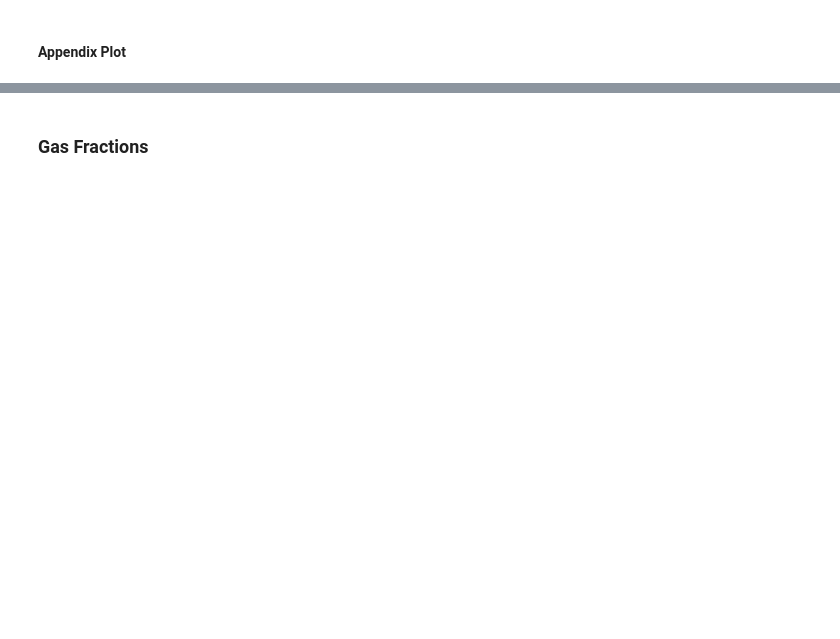
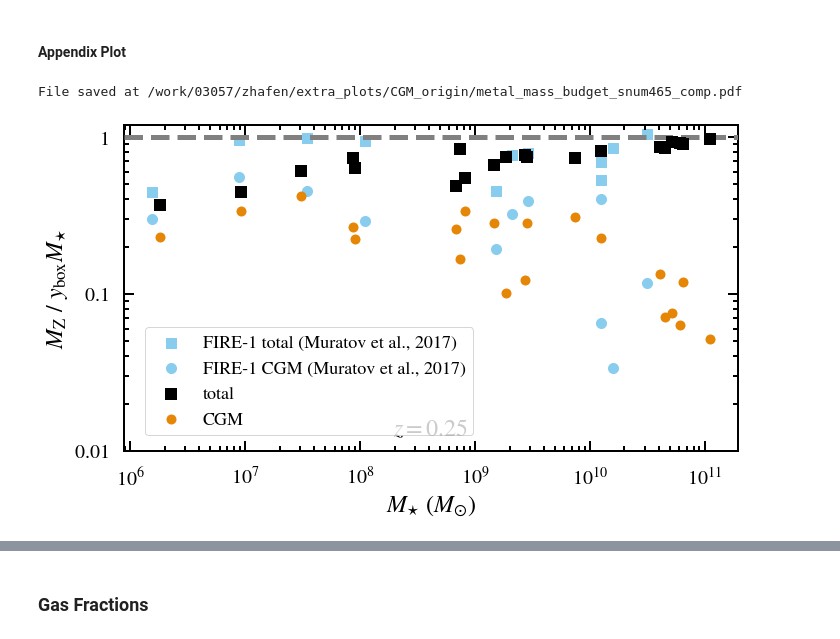
Before and after one commit to zhafen/CGM_origin_analysis, a Jupyter notebook: multi_sim_analysis/mass_budget.ipynb, the cells around one changed output, grey strips where cells are left out. Cells and saved outputs as stored; diff of their text form; code cells hidden in the pictures; blank space fills up the shorter version.

Commit message:
Added some investigation into FIRE-1 CGM metallicities.

```diff
--- a/multi_sim_analysis/mass_budget.ipynb
+++ b/multi_sim_analysis/mass_budget.ipynb
@@ -1008,6 +1008,70 @@ if snum == 600:
         save_in_figure_dir = True,
         use_minor_tick_formatter = True,
     )
+# %%
+fig = plt.figure( figsize=(11,6) )
+ax = plt.gca()
+
+m_star_f1, m_halo_f1 = galaxy_trends.halo_metal_budget()
+# ax.scatter(
+#     m_star_f1,
+#     m_halo_f1,
+#     color = palettable.cartocolors.qualitative.Antique_3.mpl_colors[-1],
+#     marker = 's',
+#     s = 100,
+#     label = 'FIRE-1 (Ma et al., 2016)',
+# )
+
+m_star_f1, m_halo_f1 = galaxy_trends.halo_metal_budget(
+    data = 'MzMstar_Muratov2017.csv',
+    log_mstar = True,
+)
+m_star_f1, m_gal_f1 = galaxy_trends.halo_metal_budget(
+    data = 'MzgalMstar_Muratov2017.csv',
+    log_mstar = True,
+)
+m_cgm_f1 = m_halo_f1 - m_gal_f1
+ax.scatter(
+    m_star_f1,
+    m_halo_f1,
+    color = palettable.cartocolors.qualitative.Safe_3.mpl_colors[0],
+    marker = 's',
+    s = 100,
+    label = 'FIRE-1 total (Muratov et al., 2017)',
+)
+ax.scatter(
+    m_star_f1,
+    m_cgm_f1,
+    color = palettable.cartocolors.qualitative.Safe_3.mpl_colors[0],
+    s = 100,
+    label = 'FIRE-1 CGM (Muratov et al., 2017)',
+)
+
+mass_budget_plot(
+    x_data_type = 'm_star',
+    y_data_type = 'metal_mass',
+    fig_and_ax = ( fig, ax ),
+    include_legend = True,
+    categories = [ 'm_halo', 'm_cgm' ],
+    redshift_coords = (0.5, 0.1 ),
+    hline = 1,
+    box_plot = False,
+    y_range = [ 1e-2, 1.2 ],
+    point_alpha = 1.,
+    x_label = True,
+    custom_legend_kwargs = {
+        'prop' : {'size': 18},
+        'loc' : 'lower left',
+        'bbox_to_anchor' : ( 0.02, 0.02 ),
+    },
+#     overriding_label = 'FIRE-2 (This work)',
+    save_file_tag = '_comp',
+    save_in_figure_dir = False,
+#     use_minor_tick_formatter = True,
+)
+# %% [output]
+File saved at /work/03057/zhafen/extra_plots/CGM_origin/metal_mass_budget_snum465_comp.pdf
+[figure, added]
 # %%
 fig = plt.figure( figsize=(11,6) )
 ax = plt.gca()
```
Also changed, not shown: parts of 76 cells of this notebook, 3 other files.
